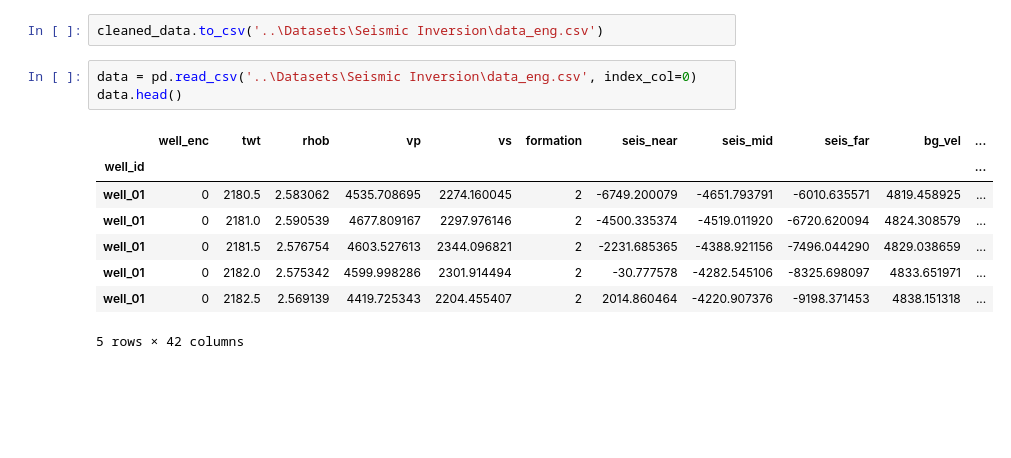
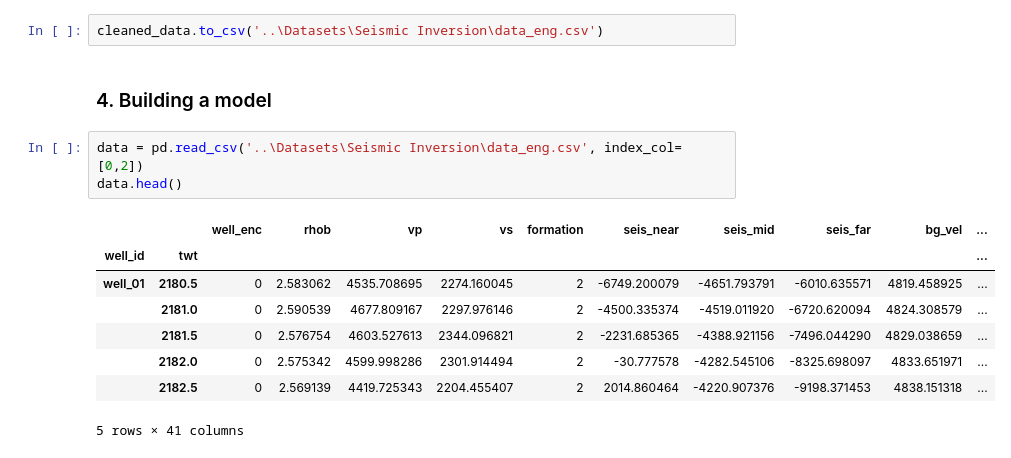
Before and after one commit to Dnbg1982/Oil-Gas-Projects, a Jupyter notebook: Exploration/Notebooks/Seismic_Inversion.ipynb, the cells around one changed output. Cells and saved outputs as stored; diff of their text form; blank space fills up the shorter version.

```diff
--- a/Exploration/Notebooks/Seismic_Inversion.ipynb
+++ b/Exploration/Notebooks/Seismic_Inversion.ipynb
@@ -241,15 +240,17 @@ for well in wells:
 #### Saving dataset with the new features
 # %%
 cleaned_data.to_csv('..\Datasets\Seismic Inversion\data_eng.csv')
+# %% [markdown]
+### 4. Building a model
 # %%
-data = pd.read_csv('..\Datasets\Seismic Inversion\data_eng.csv', index_col=0)
+data = pd.read_csv('..\Datasets\Seismic Inversion\data_eng.csv', index_col=[0,2])
 data.head()
 # %% [output]
-|  | well_enc | twt | rhob | vp | vs | formation | seis_near | seis_mid | seis_far | bg_vel | ... |
-| well_id |  |  |  |  |  |  |  |  |  |  | ... |
-| well_01 | 0 | 2180.5 | 2.583062 | 4535.708695 | 2274.160045 | 2 | -6749.200079 | -4651.793791 | -6010.635571 | 4819.458925 | ... |
-| well_01 | 0 | 2181.0 | 2.590539 | 4677.809167 | 2297.976146 | 2 | -4500.335374 | -4519.011920 | -6720.620094 | 4824.308579 | ... |
-| well_01 | 0 | 2181.5 | 2.576754 | 4603.527613 | 2344.096821 | 2 | -2231.685365 | -4388.921156 | -7496.044290 | 4829.038659 | ... |
-| well_01 | 0 | 2182.0 | 2.575342 | 4599.998286 | 2301.914494 | 2 | -30.777578 | -4282.545106 | -8325.698097 | 4833.651971 | ... |
-| well_01 | 0 | 2182.5 | 2.569139 | 4419.725343 | 2204.455407 | 2 | 2014.860464 | -4220.907376 | -9198.371453 | 4838.151318 | ... |
+|  |  | well_enc | rhob | vp | vs | formation | seis_near | seis_mid | seis_far | bg_vel | ... |
+| well_id | twt |  |  |  |  |  |  |  |  |  | ... |
+| well_01 | 2180.5 | 0 | 2.583062 | 4535.708695 | 2274.160045 | 2 | -6749.200079 | -4651.793791 | -6010.635571 | 4819.458925 | ... |
+|  | 2181.0 | 0 | 2.590539 | 4677.809167 | 2297.976146 | 2 | -4500.335374 | -4519.011920 | -6720.620094 | 4824.308579 | ... |
+|  | 2181.5 | 0 | 2.576754 | 4603.527613 | 2344.096821 | 2 | -2231.685365 | -4388.921156 | -7496.044290 | 4829.038659 | ... |
+|  | 2182.0 | 0 | 2.575342 | 4599.998286 | 2301.914494 | 2 | -30.777578 | -4282.545106 | -8325.698097 | 4833.651971 | ... |
+|  | 2182.5 | 0 | 2.569139 | 4419.725343 | 2204.455407 | 2 | 2014.860464 | -4220.907376 | -9198.371453 | 4838.151318 | ... |
-5 rows × 42 columns
+5 rows × 41 columns
```
Also changed, not shown: parts of 7 cells of this notebook.
